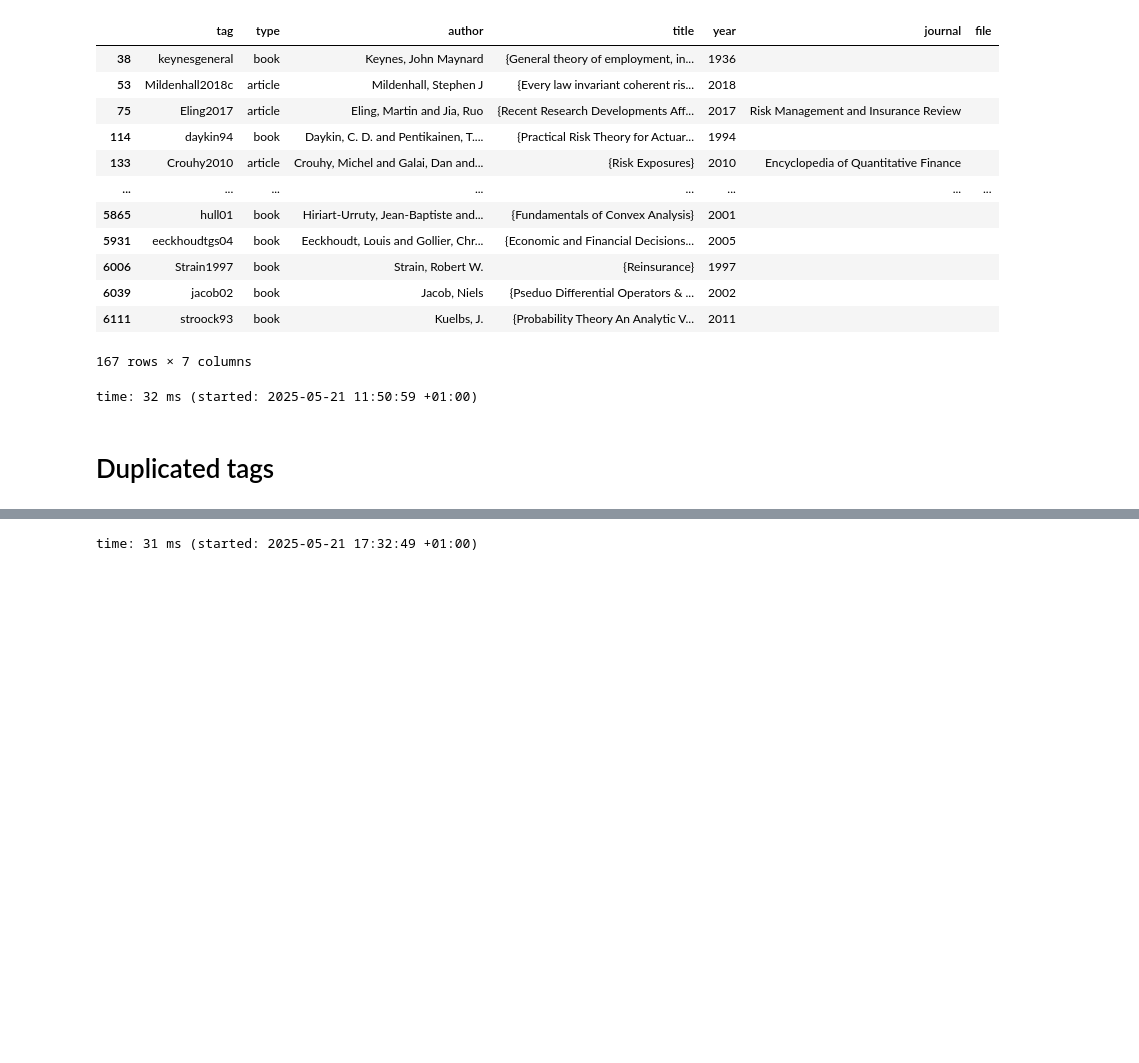
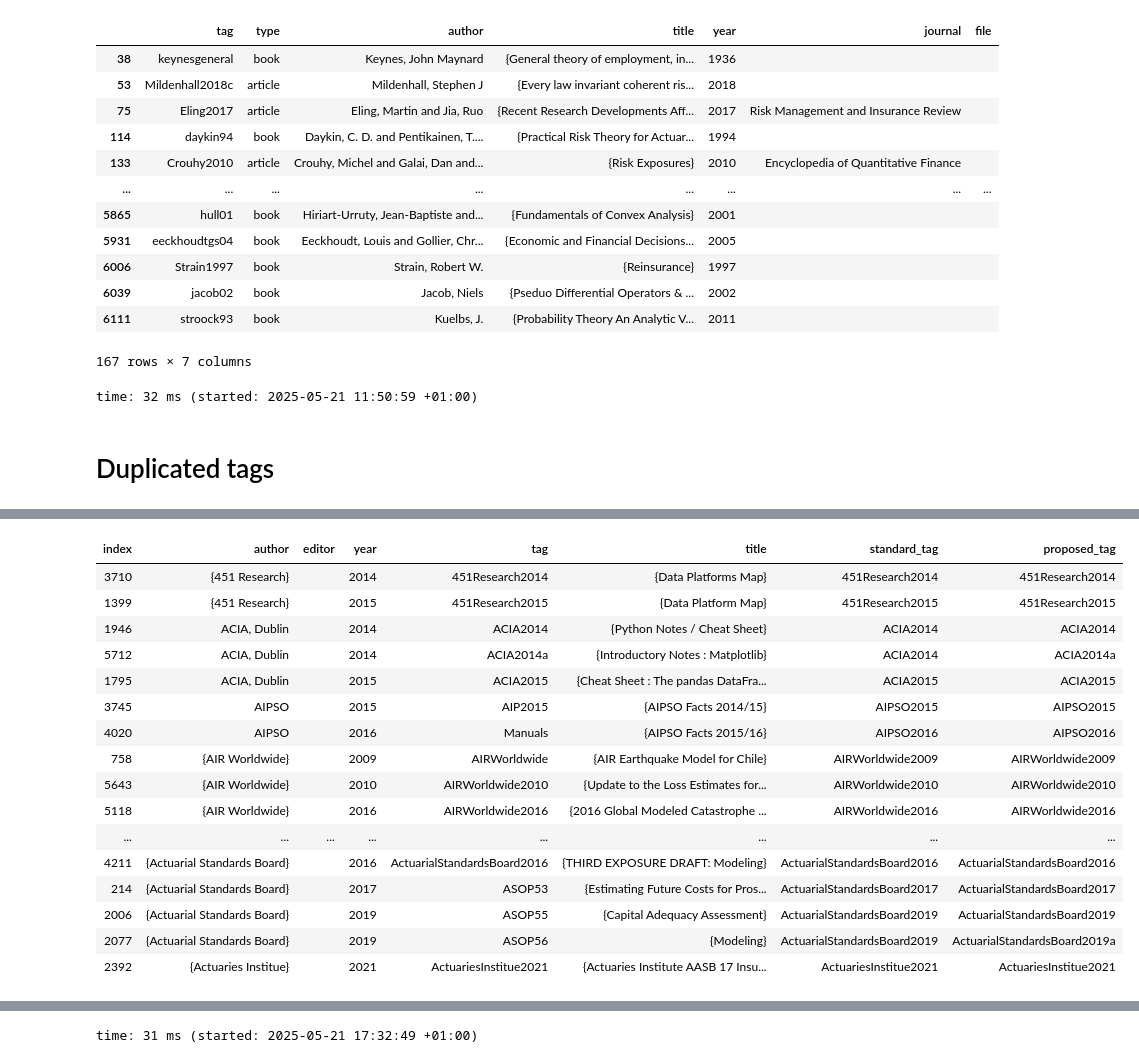
Before and after one commit to mynl/archivum_project, a Jupyter notebook: temp/Bibtex-to-df-and-tidy.ipynb, the cells around one changed output, grey strips where cells are left out. Cells and saved outputs as stored; diff of their text form; code cells hidden in the pictures; blank space fills up the shorter version.

Commit message:
Docs, good draft menedely porter (no files)

```diff
--- a/temp/Bibtex-to-df-and-tidy.ipynb
+++ b/temp/Bibtex-to-df-and-tidy.ipynb
@@ -27,11 +27,10 @@ import Levenshtein
 import sys
 sys.path.append('..')
 import archivum.mendeley_port as sc
-# from scratch import safeyear
+from archivum.utilities import fGT
+
 import great2_bibtex as scbt
 
-from greater_tables import GT
-fGT = partial(GT, large_ok=True, formatters={'index': str, 'year': str})
 %load_ext autotime
 # %% [output]
 C:\Users\steve\AppData\Local\archivum
@@ -307,0 +371,3 @@ time: 406 ms (started: 2025-05-21 17:32:47 +01:00)
+# %%
+b.bibtex_file_path = p
+df = b.map_tags('ported_df')
@@ -307,0 +376,20 @@ time: 406 ms (started: 2025-05-21 17:32:47 +01:00)
+# %%
+fGT(df.head(100))
+# %% [output]
+| index | author | editor | year | tag | title | standard_tag | proposed_tag |
+| 3710 | {451 Research} |  | 2014 | 451Research2014 | {Data Platforms Map} | 451Research2014 | 451Research2014 |
+| 1399 | {451 Research} |  | 2015 | 451Research2015 | {Data Platform Map} | 451Research2015 | 451Research2015 |
+| 1946 | ACIA, Dublin |  | 2014 | ACIA2014 | {Python Notes / Cheat Sheet} | ACIA2014 | ACIA2014 |
+| 5712 | ACIA, Dublin |  | 2014 | ACIA2014a | {Introductory Notes : Matplotlib} | ACIA2014 | ACIA2014a |
+| 1795 | ACIA, Dublin |  | 2015 | ACIA2015 | {Cheat Sheet : The pandas DataFra... | ACIA2015 | ACIA2015 |
+| 3745 | AIPSO |  | 2015 | AIP2015 | {AIPSO Facts 2014/15} | AIPSO2015 | AIPSO2015 |
+| 4020 | AIPSO |  | 2016 | Manuals | {AIPSO Facts 2015/16} | AIPSO2016 | AIPSO2016 |
+| 758 | {AIR Worldwide} |  | 2009 | AIRWorldwide | {AIR Earthquake Model for Chile} | AIRWorldwide2009 | AIRWorldwide2009 |
+| 5643 | {AIR Worldwide} |  | 2010 | AIRWorldwide2010 | {Update to the Loss Estimates for... | AIRWorldwide2010 | AIRWorldwide2010 |
+| 5118 | {AIR Worldwide} |  | 2016 | AIRWorldwide2016 | {2016 Global Modeled Catastrophe ... | AIRWorldwide2016 | AIRWorldwide2016 |
+| ... | ... | ... | ... | ... | ... | ... | ... |
+| 4211 | {Actuarial Standards Board} |  | 2016 | ActuarialStandardsBoard2016 | {THIRD EXPOSURE DRAFT: Modeling} | ActuarialStandardsBoard2016 | ActuarialStandardsBoard2016 |
+| 214 | {Actuarial Standards Board} |  | 2017 | ASOP53 | {Estimating Future Costs for Pros... | ActuarialStandardsBoard2017 | ActuarialStandardsBoard2017 |
+| 2006 | {Actuarial Standards Board} |  | 2019 | ASOP55 | {Capital Adequacy Assessment} | ActuarialStandardsBoard2019 | ActuarialStandardsBoard2019 |
+| 2077 | {Actuarial Standards Board} |  | 2019 | ASOP56 | {Modeling} | ActuarialStandardsBoard2019 | ActuarialStandardsBoard2019a |
+| 2392 | {Actuaries Institue} |  | 2021 | ActuariesInstitue2021 | {Actuaries Institute AASB 17 Insu... | ActuariesInstitue2021 | ActuariesInstitue2021 |
```
Also changed, not shown: parts of 54 cells of this notebook, 18 other files.
